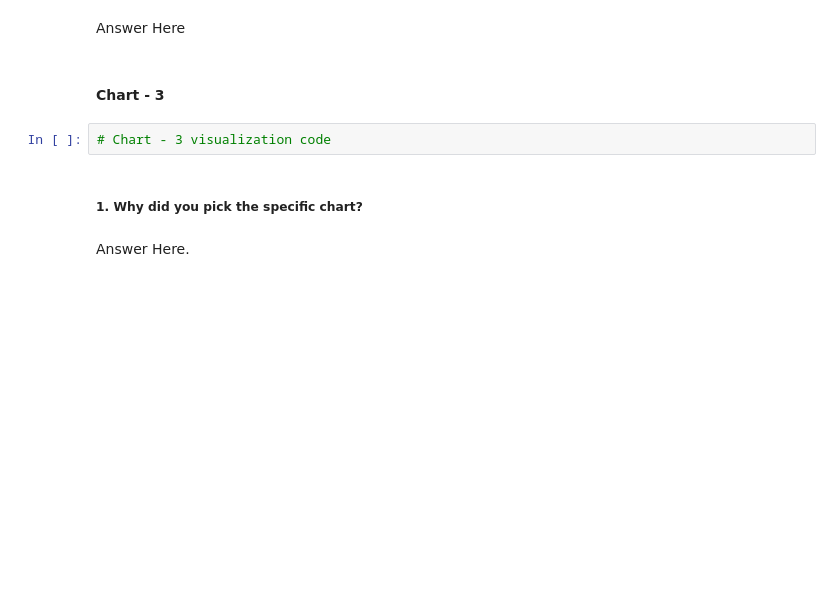
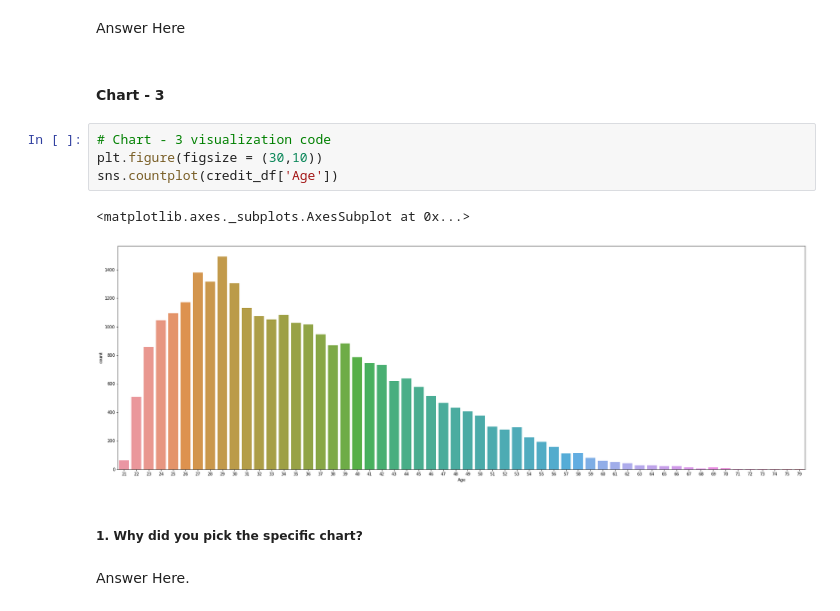
Before and after one commit to dileep-rawat/Capstone_Project_3-Credit_Card_default_Prediction, a Jupyter notebook: Credit_Card_Default_Prediction_Capstone_Project.ipynb, the cells around one changed output. Cells and saved outputs as stored; diff of their text form; blank space fills up the shorter version.

```diff
--- a/Credit_Card_Default_Prediction_Capstone_Project.ipynb
+++ b/Credit_Card_Default_Prediction_Capstone_Project.ipynb
@@ -485,6 +511,11 @@ Answer Here
 #### Chart - 3
 # %%
 # Chart - 3 visualization code
+plt.figure(figsize = (30,10))
+sns.countplot(credit_df['Age'])
+# %% [output]
+<matplotlib.axes._subplots.AxesSubplot at 0x...>
+[figure, added]
 # %% [markdown]
 ##### 1. Why did you pick the specific chart?
 # %% [markdown]
```
Also changed, not shown: parts of 42 cells of this notebook.
